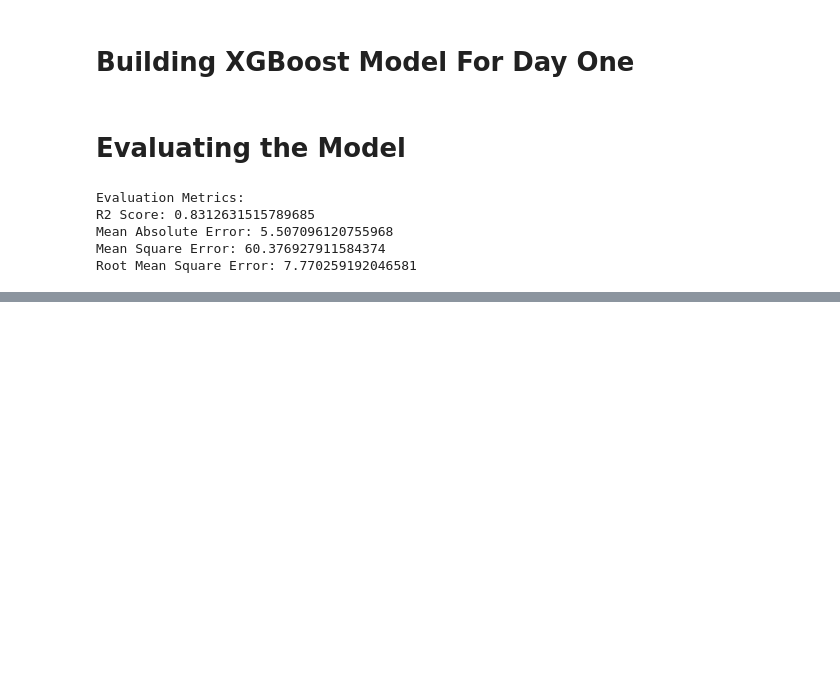
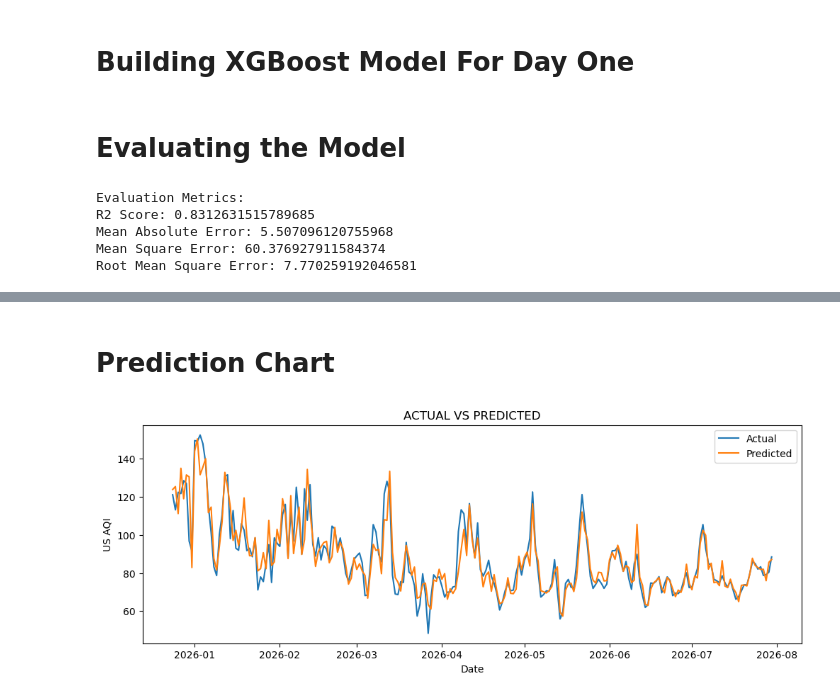
Before and after one commit to Sameen20-bot/10-Pearls-AQI-Predictor, a Jupyter notebook: AQI Predictor/Models/XGBoost/Day_One_XGBoost.ipynb, the cells around one changed output, grey strips where cells are left out. Cells and saved outputs as stored; diff of their text form; code cells hidden in the pictures; blank space fills up the shorter version.

```diff
--- a/AQI Predictor/Models/XGBoost/Day_One_XGBoost.ipynb
+++ b/AQI Predictor/Models/XGBoost/Day_One_XGBoost.ipynb
@@ -310,0 +476,14 @@ Root Mean Square Error: 7.770259192046581
+# %% [markdown]
+# Prediction Chart
+# %%
+plt.figure(figsize=(12,4))
+y_pred_tuned = best_random.predict(X_test1)
+plt.plot(Y_test1.index, Y_test1.values, label="Actual")
+plt.plot(Y_test1.index, y_pred_tuned, label="Predicted")
+plt.legend(loc = "best")
+plt.title("ACTUAL VS PREDICTED")
+plt.ylabel("US AQI")
+plt.xlabel("Date")
+plt.show()
+# %% [output]
+[figure, added]
```
Also changed, not shown: parts of 20 cells of this notebook, 8 other files.
